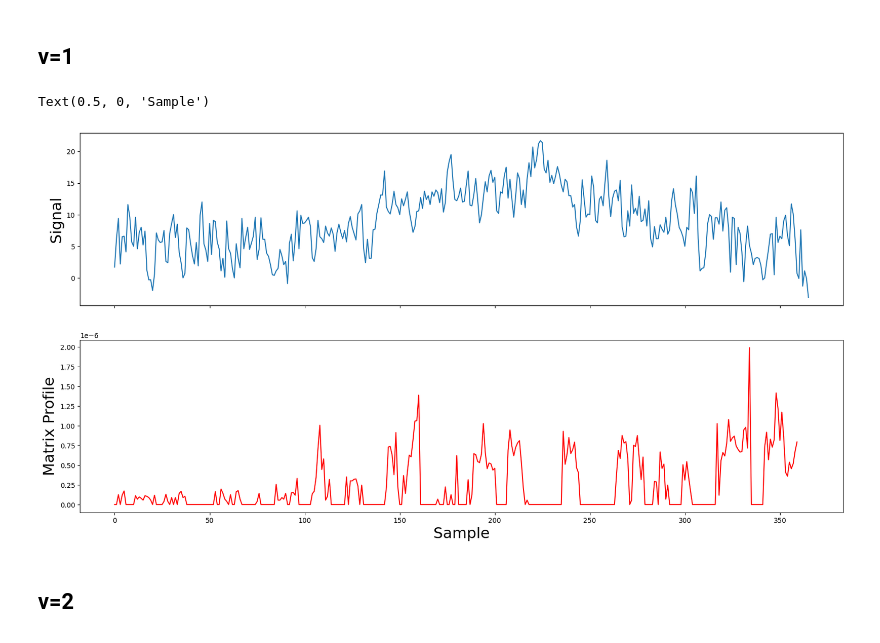
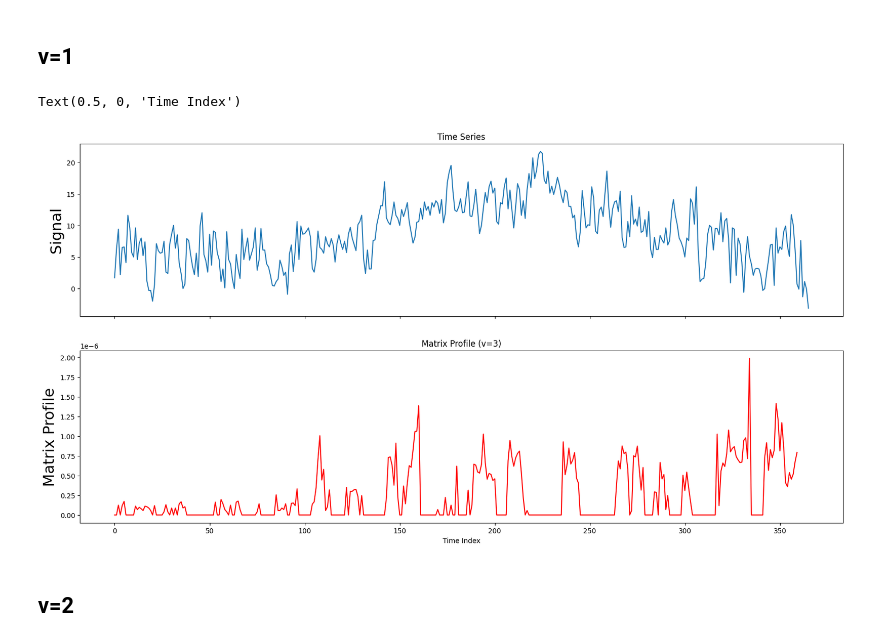
Before and after one commit to S-Nap4/matrixprofile-ts, a Jupyter notebook: docs/examples/Matrix_Profile_Tutorial.ipynb, the cells around one changed output. Cells and saved outputs as stored; diff of their text form; code cells hidden in the pictures.

Commit message:
minor changes in matrix profile

```diff
--- a/docs/examples/Matrix_Profile_Tutorial.ipynb
+++ b/docs/examples/Matrix_Profile_Tutorial.ipynb
@@ -156,22 +162,20 @@ legend = ax1.legend(loc='upper right')
 # %%
-m = 7
-v = 1
-mp_l = matrixProfile.stmp(weather_london, m, v)
-
 #Append np.nan to Matrix profile to enable plotting against raw data
 mp_adj_l = np.append(mp_l[0],np.zeros(m-1)+np.nan)
 
 #Plot the signal data
 fig, (ax1, ax2) = plt.subplots(2,1,sharex=True,figsize=(20,10))
 ax1.plot(np.arange(len(weather_london)),weather_london, label="Synthetic Data")
 ax1.set_ylabel('Signal', size=22)
+ax1.set_title("Time Series")
 
 #Plot the Matrix Profile
 ax2.plot(np.arange(len(mp_adj_l)),mp_adj_l, label="Matrix Profile", color='red')
+ax2.set_title(f"Matrix Profile (v={v})")
 ax2.set_ylabel('Matrix Profile', size=22)
-ax2.set_xlabel('Sample', size=22)
+ax2.set_xlabel("Time Index")
 # %% [output]
-Text(0.5, 0, 'Sample')
+Text(0.5, 0, 'Time Index')
-[figure, old version]
+[figure, new version]
 # %% [markdown]
 ## **v=2**
```
Also changed, not shown: parts of 6 cells of this notebook.
